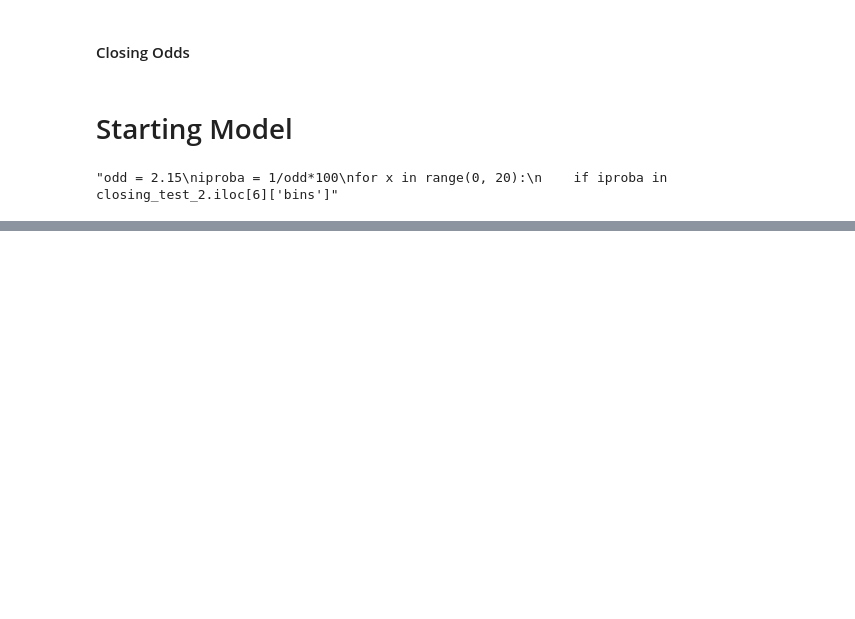
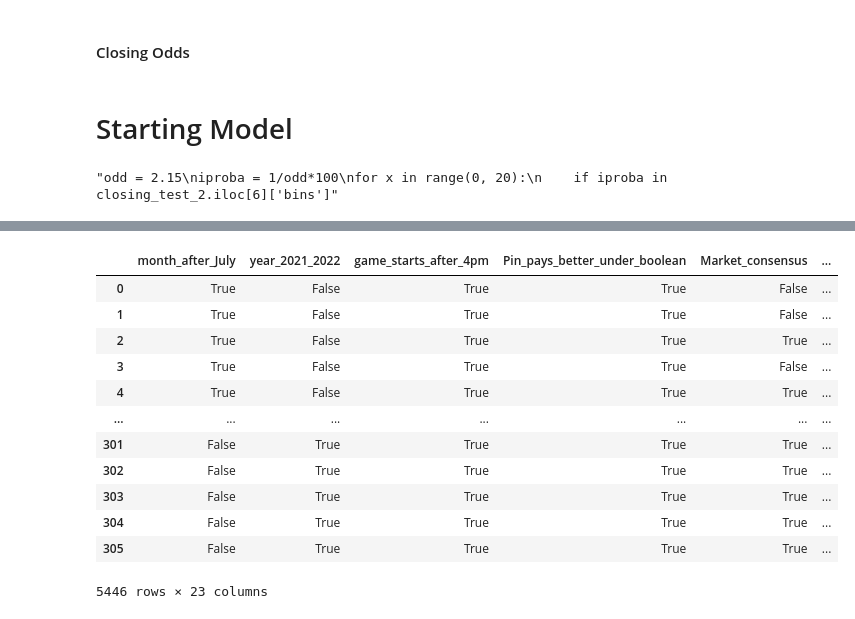
Before and after one commit to rafabertolace/OnThePitch, a Jupyter notebook: notebooks/D4_Linear_Regression_first_model.ipynb, the cells around one changed output, grey strips where cells are left out. Drawn from its saved outputs; the diff is of its cells as text; code cells hidden in the pictures; blank space fills up the shorter version.

```diff
--- a/notebooks/D4_Linear_Regression_first_model.ipynb
+++ b/notebooks/D4_Linear_Regression_first_model.ipynb
@@ -24,8 +26,8 @@ print(os.listdir('../raw_data/All'))
 # %%
-files = [file for file in os.listdir('../raw_data/All') if file.endswith('.csv')]
+files = [file for file in os.listdir('../raw_data/All3') if file.endswith('.csv')]
 data = pd.DataFrame()
 
 for file in files:
-    df = pd.read_csv('../raw_data/All/' + file)
+    df = pd.read_csv('../raw_data/All3/' + file)
     df['country']=str(file)[0:2]
     data = pd.concat([data, df])
@@ -54,0 +345,2 @@ Unnamed: 105
+# %%
+data = feature_engineering(data, b=5)
@@ -470,7 +761,7 @@ year_2021_2022
 hour
 game_starts_after_4pm
 # %%
-data_linear_booleans_lean_P_under = data_linear_booleans[['country','month_after_July','year_2021_2022','game_starts_after_4pm','binned odds <2.5 pinacle closing','Pin_pays_better_under_boolean','Market_consensus','%vig_p_bool','PC<2.5_P_boolean', 'payout_under_2.5_pinacle_closing']]
+data_linear_booleans_lean_P_under = data_linear_booleans[['country','month_after_July','year_2021_2022','game_starts_after_4pm','binned odds <2.5 pinacle closing','Pin_pays_better_under_boolean','Market_consensus','%vig_p_bool','PC<2.5_P_boolean', 'payout_under_2.5_pinacle_closing','0, 20','20, 40','40, 60','60, 80','80, 100']]
 # %%
 # data_model_over_under = data_model_over_under[["Div",
 # "Date", "Time", "HomeTeam", "AwayTeam", "FTHG", "FTAG", "nb_goals", "Avg>2.5", "Avg<2.5", "B365>2.5", "B365<2.5", "P>2.5",
@@ -545,2 +810,0 @@ See the caveats in the documentation: https://pandas.pydata.org/pandas-docs/stab
-# %%
-data_linear_booleans_lean_P_under = data_linear_booleans_lean_P_under[data_linear_booleans_lean_P_under['extra']==0]
@@ -612,6 +907,22 @@ country_11
 #                                                 'Implied Probability <2.5 avg closing', 'Implied Probability <2.5 pinacle closing'])
 
 # test_model
+# %%
+data_linear_booleans_lean_P_under
+# %% [output]
+|  | month_after_July | year_2021_2022 | game_starts_after_4pm | Pin_pays_better_under_boolean | Market_consensus | ... |
+| 0 | True | False | True | True | False | ... |
+| 1 | True | False | True | True | False | ... |
+| 2 | True | False | True | True | True | ... |
+| 3 | True | False | True | True | False | ... |
+| 4 | True | False | True | True | True | ... |
+| ... | ... | ... | ... | ... | ... | ... |
+| 301 | False | True | True | True | True | ... |
+| 302 | False | True | True | True | True | ... |
+| 303 | False | True | True | True | True | ... |
+| 304 | False | True | True | True | True | ... |
+| 305 | False | True | True | True | True | ... |
+5446 rows × 23 columns
 # %%
 data_linear_booleans_lean_P_under.columns
 # %% [output]
```
Also changed, not shown: parts of 95 cells of this notebook, 1 other file.
